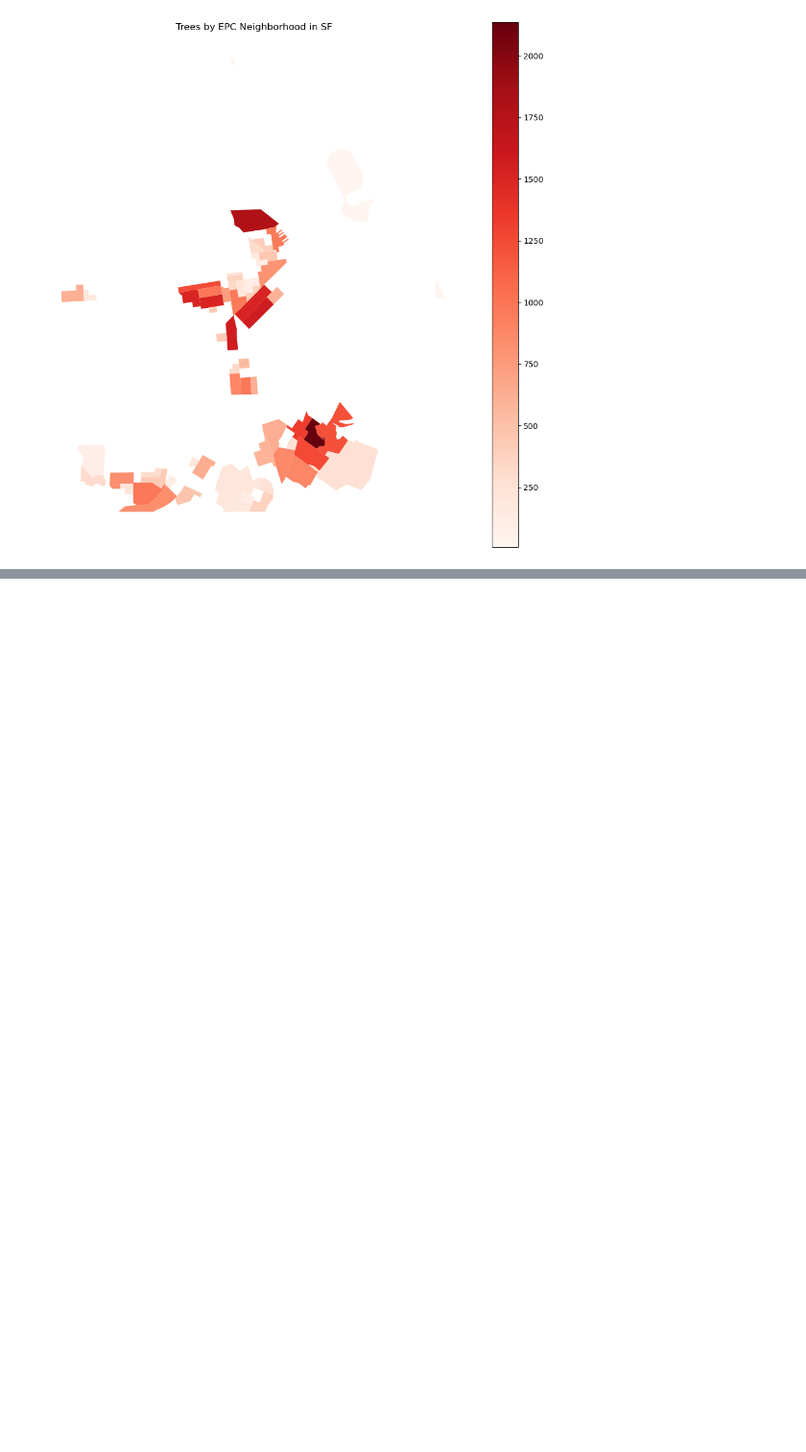
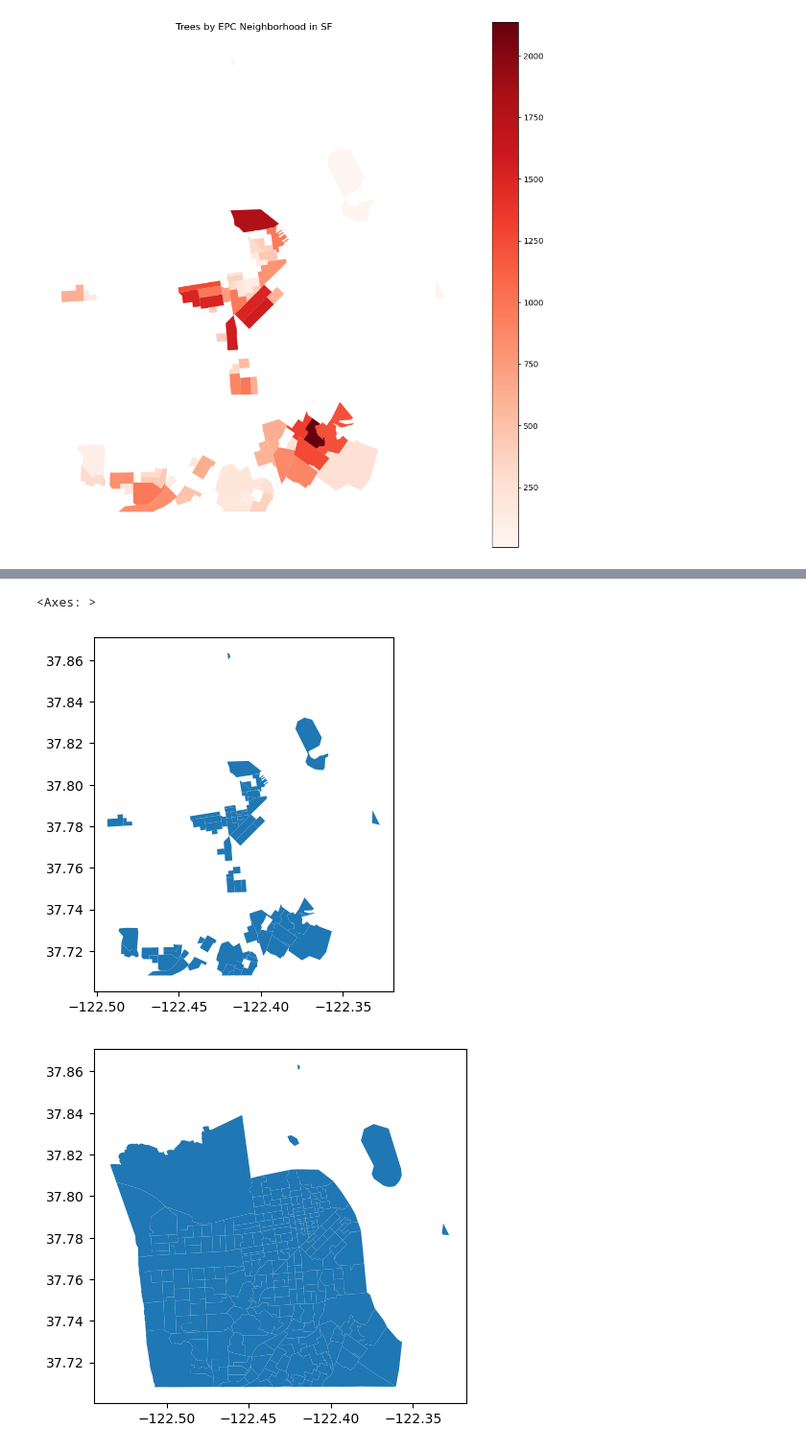
Before and after one commit to chuang01-cr/UP221-Caleb, a Jupyter notebook: Week 4 Assignment/Mini Individual Assignment .ipynb, the cells around one changed output, grey strips where cells are left out. Shown at 96% size. Saved outputs shown, nothing was run; the diff lists cells and outputs as text; code cells hidden in the pictures; blank space fills up the shorter version.

```diff
--- a/Week 4 Assignment/Mini Individual Assignment .ipynb
+++ b/Week 4 Assignment/Mini Individual Assignment .ipynb
@@ -239,0 +301,7 @@ Text(0.5, 1.0, 'Trees by EPC Neighborhood in SF')
+# %%
+sf_epcs.plot()
+neighborhoodtrees1.plot()
+# %% [output]
+<Axes: >
+[figure, added]
+[figure, added]
```
Also changed, not shown: parts of 14 cells of this notebook, 1 other file.
